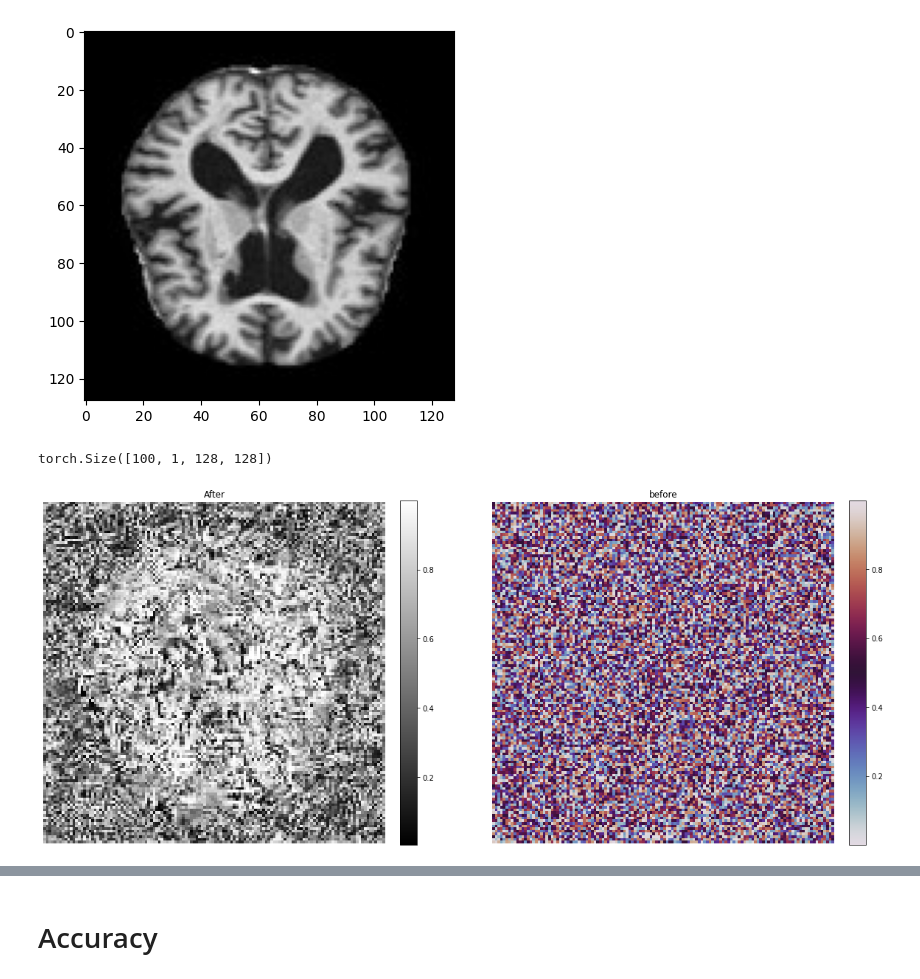
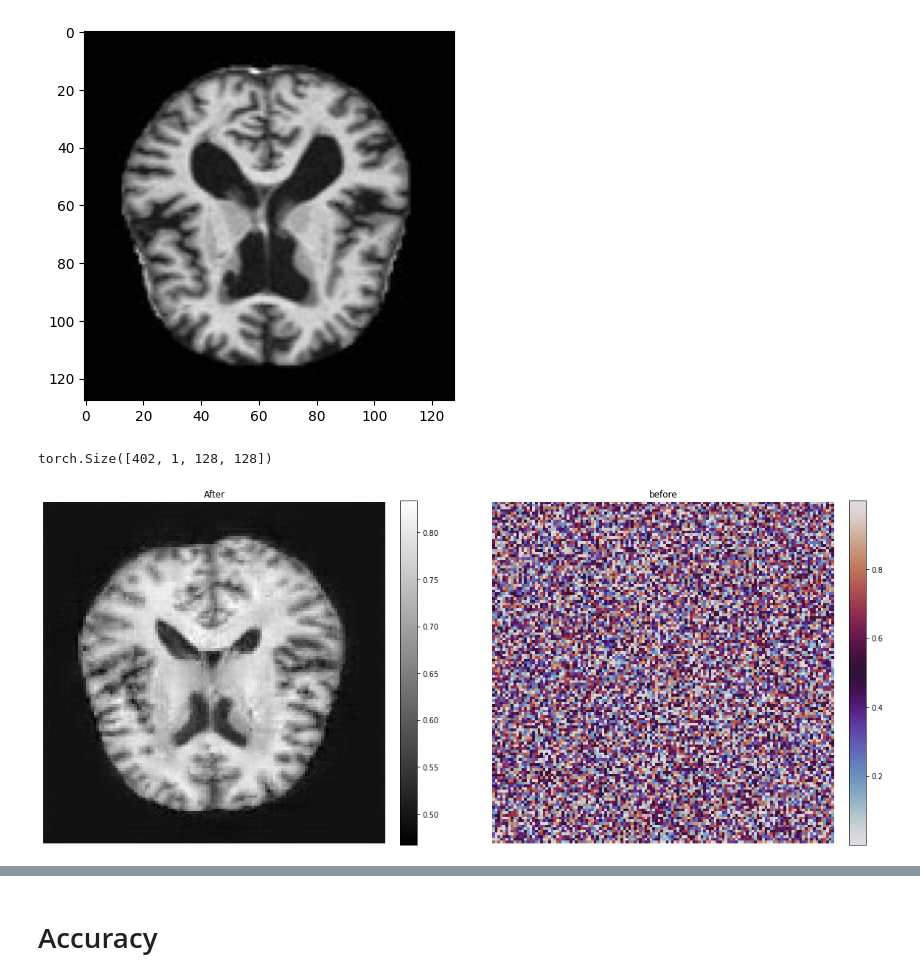
Before and after one commit to Thire399/DC-MasterThesis-2023, a Jupyter notebook: AccuracycheckerTool.ipynb, the cells around one changed output, grey strips where cells are left out. Drawn from its saved outputs; the diff is of its cells as text; code cells hidden in the pictures.

```diff
--- a/AccuracycheckerTool.ipynb
+++ b/AccuracycheckerTool.ipynb
@@ -178,37 +178,37 @@ Distribution torch.Size([4032]) tensor(2016)
 # %%
 def sigmoid(x):
     #print(1/(1+torch.exp(-x)))
     return 1 / (1+torch.exp(-x))
 os.chdir(os.getcwd())
 img = 10
-customLabel = 'DM'#'GM_20ImgClassOptT'
-x = torch.load(f'Data/Synthetic_Alzheimer_MRI/{customLabel}AfterX.pt')
-y = torch.load(f'Data/Synthetic_Alzheimer_MRI/{customLabel}BeforeX.pt')
+customLabel = 'DMAfterLR1K3000'#'GM_20ImgClassOptT'
+x = torch.load(f'Data/Synthetic_Alzheimer_MRI/{customLabel}X.pt')
+y = torch.load(f'Data/Synthetic_Alzheimer_MRI/DMBeforeX.pt')
 #d = torch.load(f'Data/Synthetic_Alzheimer_MRI/{customLabel}testDistance.pt')
 print(x.shape)
 y = y[img][0].detach().cpu().numpy()
 x = sigmoid(x[img][0]).detach().cpu().numpy()
 fig, ax = plt.subplots(1, 2, figsize = (20, 20))
 ax[0].set_title('After')
 ax[0].axis('off')
 idk1 = ax[0].imshow(x, cmap='gray')
 ax[1].set_title('before')
 ax[1].axis('off')
 idk2 = ax[1].imshow(y, cmap='twilight')#'twilight')
 plt.colorbar(idk1, fraction=0.046, pad=0.04)
 plt.colorbar(idk2, fraction=0.046, pad=0.04)
 plt.show()
 temp = y == x
 # print('is same', sum(sum(temp)))
 # print(np.min(x), np.max(x))
 # plt.figure(figsize=(50, 20))
 # plt.ylabel('Loss (Distance)')
 # plt.xlabel = ('Iterations (k*t)')
 # plt.plot(range(len(d)), d)
 # plt.grid()
 # plt.show()
 # %% [output]
-torch.Size([100, 1, 128, 128])
+torch.Size([402, 1, 128, 128])
-[figure, old version]
+[figure, new version]
 # %%
 import random
```
Also changed, not shown: parts of 2 cells of this notebook, 2 other files.
